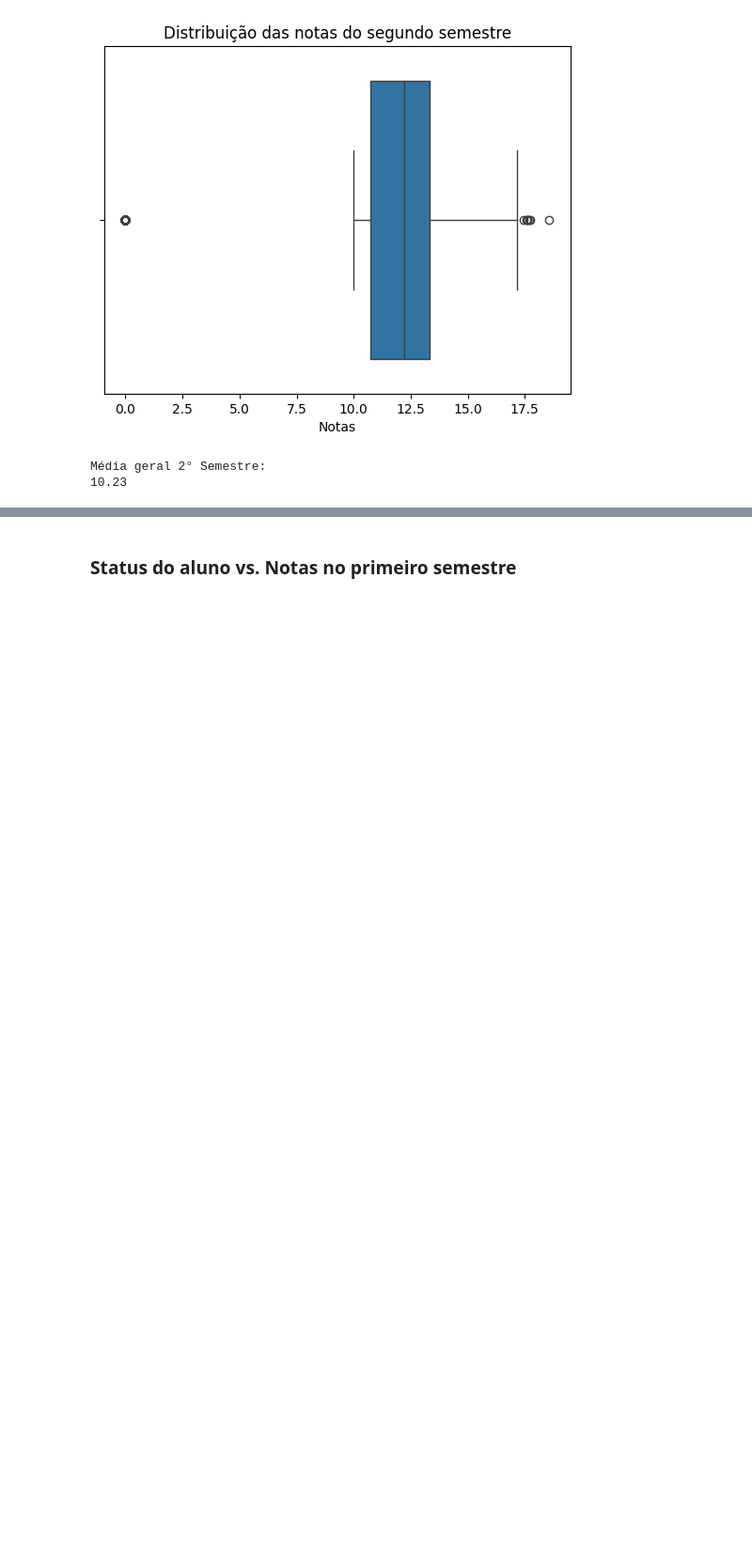
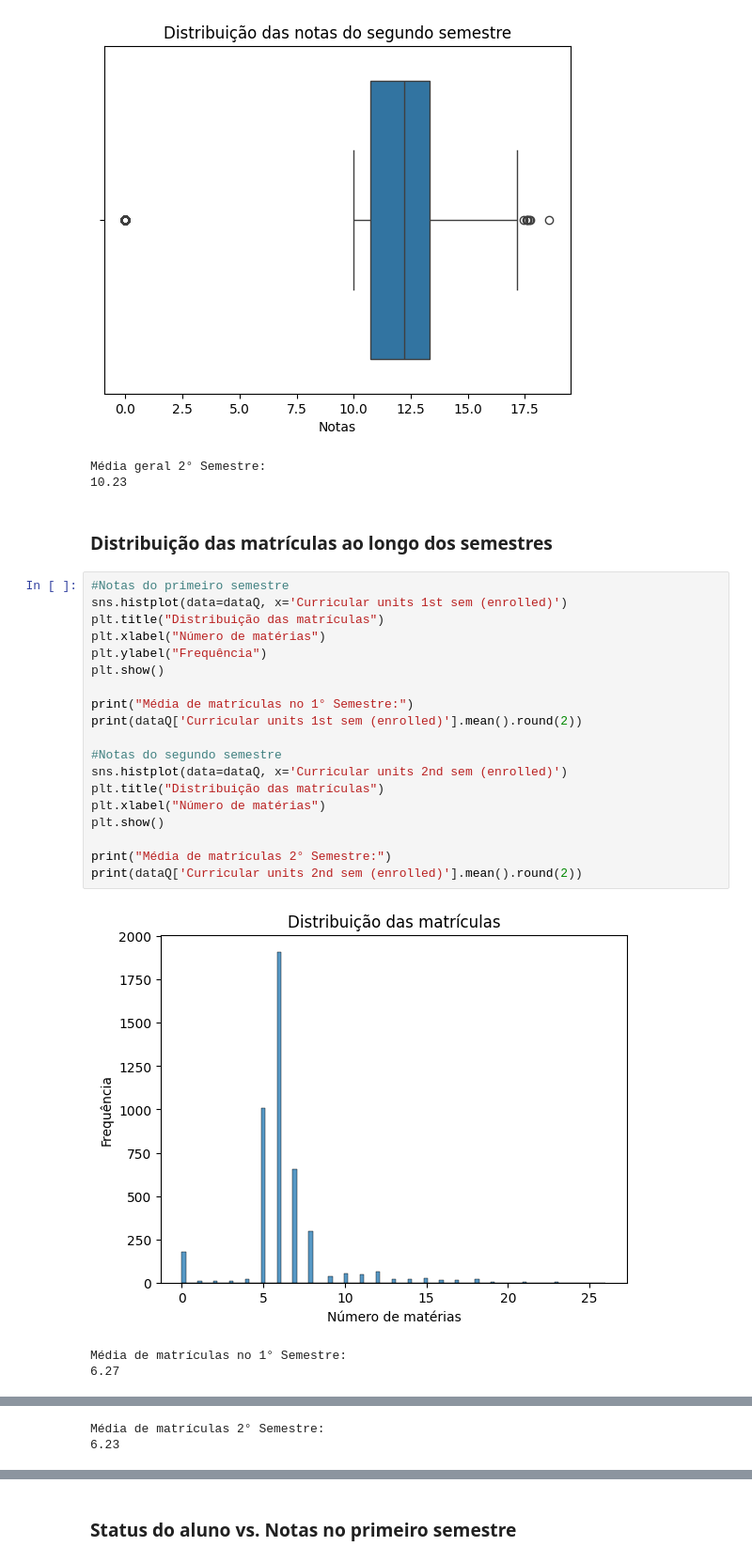
Before and after one commit to schwaad/Student-Dropout-Analysis, a Jupyter notebook: Analise_dos_dados.ipynb, the cells around one changed output, grey strips where cells are left out. Shown at 94% size. Saved outputs shown, nothing was run; the diff lists cells and outputs as text; blank space fills up the shorter version.

```diff
--- a/Analise_dos_dados.ipynb
+++ b/Analise_dos_dados.ipynb
@@ -548,3 +624,28 @@ Média geral 1° Semestre:
 [figure]
 Média geral 2° Semestre:
 10.23
+# %% [markdown]
+### Distribuição das matrículas ao longo dos semestres
+# %%
+#Notas do primeiro semestre
+sns.histplot(data=dataQ, x='Curricular units 1st sem (enrolled)')
+plt.title("Distribuição das matrículas")
+plt.xlabel("Número de matérias")
+plt.ylabel("Frequência")
+plt.show()
+
+print("Média de matrículas no 1° Semestre:")
+print(dataQ['Curricular units 1st sem (enrolled)'].mean().round(2))
+
+#Notas do segundo semestre
+sns.histplot(data=dataQ, x='Curricular units 2nd sem (enrolled)')
+plt.title("Distribuição das matrículas")
+plt.xlabel("Número de matérias")
+plt.show()
+
+print("Média de matrículas 2° Semestre:")
+print(dataQ['Curricular units 2nd sem (enrolled)'].mean().round(2))
+# %% [output]
+[figure, added]
+Média de matrículas no 1° Semestre:
+6.27
@@ -550,0 +653,2 @@ Média geral 2° Semestre:
+Média de matrículas 2° Semestre:
+6.23
```
Also changed, not shown: parts of 14 cells of this notebook.
